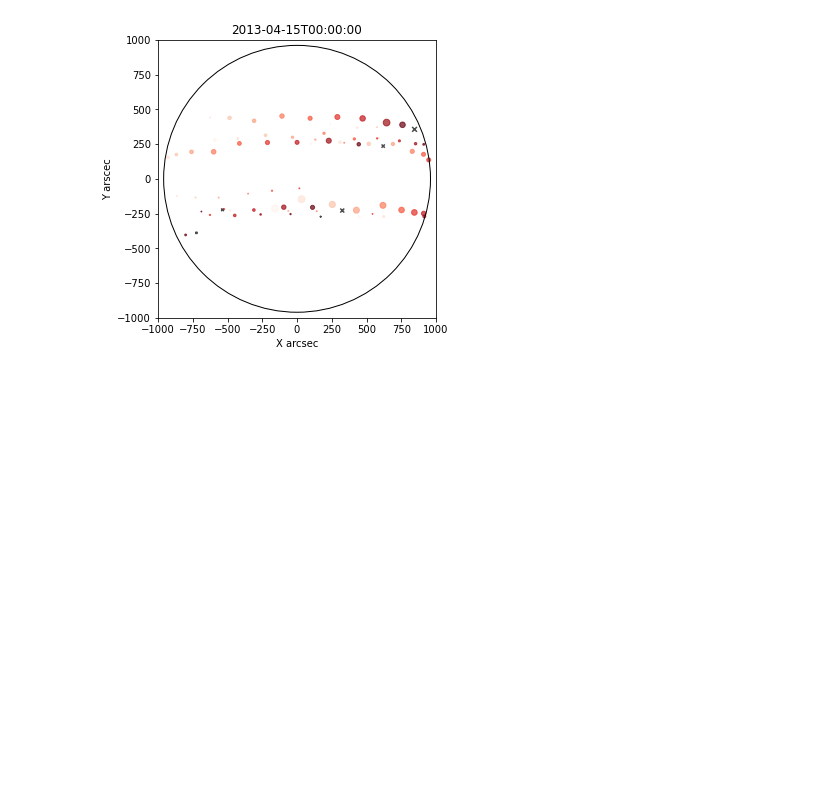
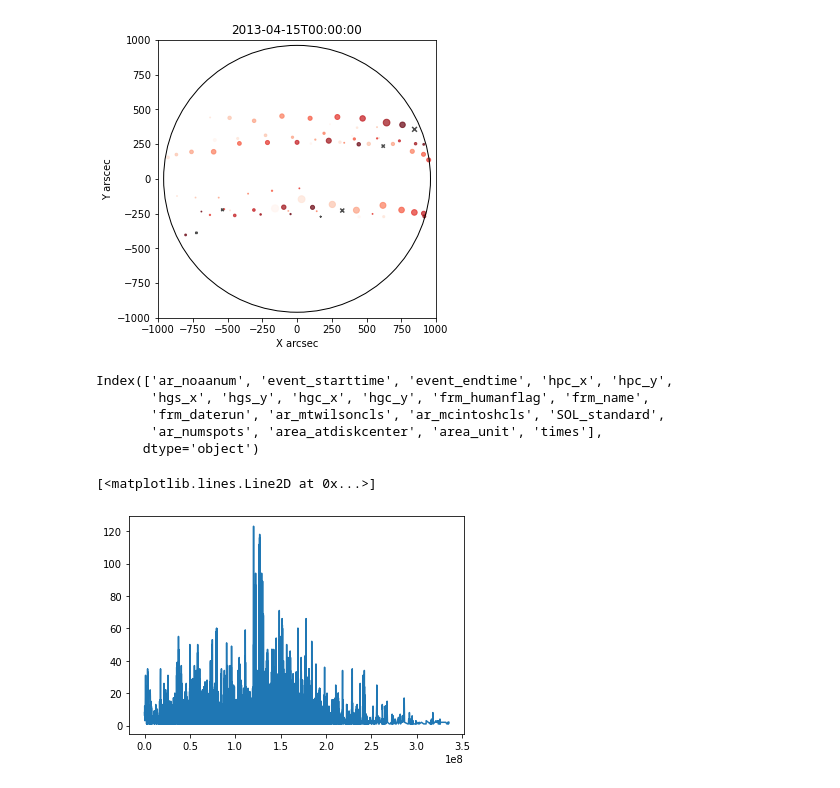
Before and after one commit to hayesla/SolarStatsStuff, a Jupyter notebook: ar_analysis/plotting_tests.ipynb, the cells around one changed output. Drawn from its saved outputs; the diff is of its cells as text; code cells hidden in the pictures; blank space fills up the shorter version.

Commit message:
new updates for ss plots

```diff
--- a/ar_analysis/plotting_tests.ipynb
+++ b/ar_analysis/plotting_tests.ipynb
@@ -117,3 +117,16 @@ def plot_for_date(i, savedir='/Users/lahayes/space_weather_stuff/SolarStatsStuff
 plot_for_date(1200)
 # %% [output]
 [figure]
+# %%
+all_data.keys()
+# %% [output]
+Index(['ar_noaanum', 'event_starttime', 'event_endtime', 'hpc_x', 'hpc_y',
+       'hgs_x', 'hgs_y', 'hgc_x', 'hgc_y', 'frm_humanflag', 'frm_name',
+       'frm_daterun', 'ar_mtwilsoncls', 'ar_mcintoshcls', 'SOL_standard',
+       'ar_numspots', 'area_atdiskcenter', 'area_unit', 'times'],
+      dtype='object')
+# %%
+plt.plot(all_data['times'], all_data['ar_numspots'])
+# %% [output]
+[<matplotlib.lines.Line2D at 0x...>]
+[figure, added]
```
Also changed, not shown: parts of 18 cells of this notebook, 4 other files.
